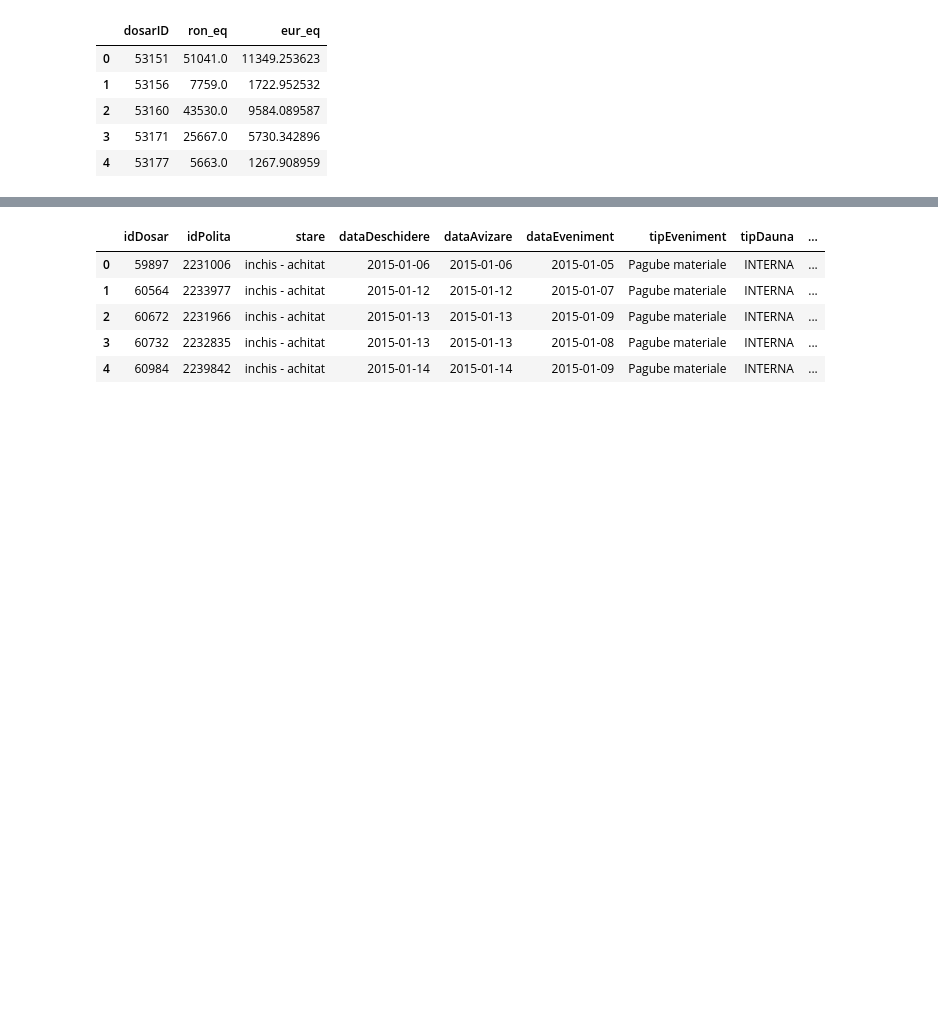
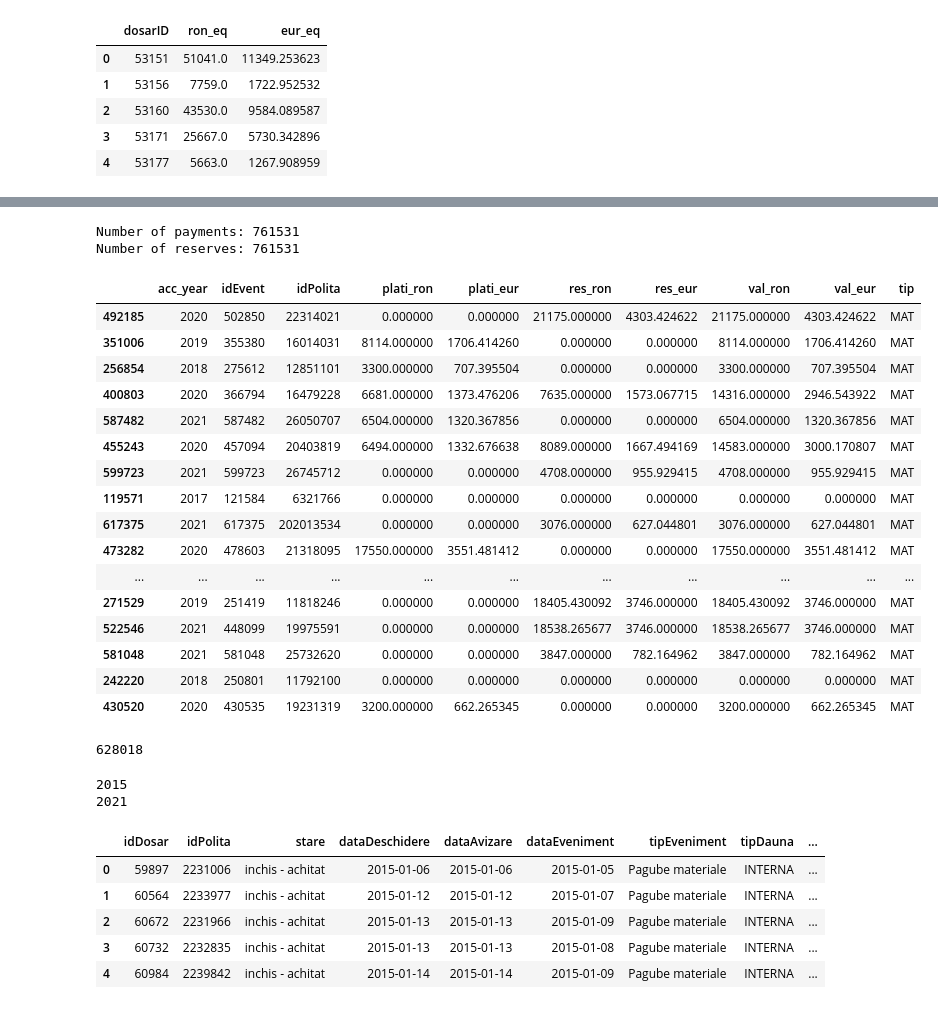
Before and after one commit to CoMa95/InsuranceCompany_Base_Model, a Jupyter notebook: 4. PMOD-41 Claims and payments.ipynb, the cells around one changed output, grey strips where cells are left out. Saved outputs shown, nothing was run; the diff lists cells and outputs as text; code cells hidden in the pictures; blank space fills up the shorter version.

Commit message:
Changes to payments

```diff
--- a/4. PMOD-41 Claims and payments.ipynb
+++ b/4. PMOD-41 Claims and payments.ipynb
@@ -45,3 +138,39 @@ df1.shape[0]
+# %%
+print('Number of payments:', plati.shape[0])
+print('Number of reserves:', rez.shape[0])
+# %% [output]
+Number of payments: 761531
+Number of reserves: 761531
+# %%
+log.sample(20)
+# %% [output]
+|  | acc_year | idEvent | idPolita | plati_ron | plati_eur | res_ron | res_eur | val_ron | val_eur | tip |
+| 492185 | 2020 | 502850 | 22314021 | 0.000000 | 0.000000 | 21175.000000 | 4303.424622 | 21175.000000 | 4303.424622 | MAT |
+| 351006 | 2019 | 355380 | 16014031 | 8114.000000 | 1706.414260 | 0.000000 | 0.000000 | 8114.000000 | 1706.414260 | MAT |
+| 256854 | 2018 | 275612 | 12851101 | 3300.000000 | 707.395504 | 0.000000 | 0.000000 | 3300.000000 | 707.395504 | MAT |
+| 400803 | 2020 | 366794 | 16479228 | 6681.000000 | 1373.476206 | 7635.000000 | 1573.067715 | 14316.000000 | 2946.543922 | MAT |
+| 587482 | 2021 | 587482 | 26050707 | 6504.000000 | 1320.367856 | 0.000000 | 0.000000 | 6504.000000 | 1320.367856 | MAT |
+| 455243 | 2020 | 457094 | 20403819 | 6494.000000 | 1332.676638 | 8089.000000 | 1667.494169 | 14583.000000 | 3000.170807 | MAT |
+| 599723 | 2021 | 599723 | 26745712 | 0.000000 | 0.000000 | 4708.000000 | 955.929415 | 4708.000000 | 955.929415 | MAT |
+| 119571 | 2017 | 121584 | 6321766 | 0.000000 | 0.000000 | 0.000000 | 0.000000 | 0.000000 | 0.000000 | MAT |
+| 617375 | 2021 | 617375 | 202013534 | 0.000000 | 0.000000 | 3076.000000 | 627.044801 | 3076.000000 | 627.044801 | MAT |
+| 473282 | 2020 | 478603 | 21318095 | 17550.000000 | 3551.481412 | 0.000000 | 0.000000 | 17550.000000 | 3551.481412 | MAT |
+| ... | ... | ... | ... | ... | ... | ... | ... | ... | ... | ... |
+| 271529 | 2019 | 251419 | 11818246 | 0.000000 | 0.000000 | 18405.430092 | 3746.000000 | 18405.430092 | 3746.000000 | MAT |
+| 522546 | 2021 | 448099 | 19975591 | 0.000000 | 0.000000 | 18538.265677 | 3746.000000 | 18538.265677 | 3746.000000 | MAT |
+| 581048 | 2021 | 581048 | 25732620 | 0.000000 | 0.000000 | 3847.000000 | 782.164962 | 3847.000000 | 782.164962 | MAT |
+| 242220 | 2018 | 250801 | 11792100 | 0.000000 | 0.000000 | 0.000000 | 0.000000 | 0.000000 | 0.000000 | MAT |
+| 430520 | 2020 | 430535 | 19231319 | 3200.000000 | 662.265345 | 0.000000 | 0.000000 | 3200.000000 | 662.265345 | MAT |
+# %%
+log.idEvent.nunique()
+# %% [output]
+628018
+# %%
+print(log.acc_year.min())
+print(log.acc_year.max())
+# %% [output]
+2015
+2021
 # %%
 df3 = s3con.read('daune.feather')
 df3.head()
```
Also changed, not shown: parts of 23 cells of this notebook.
